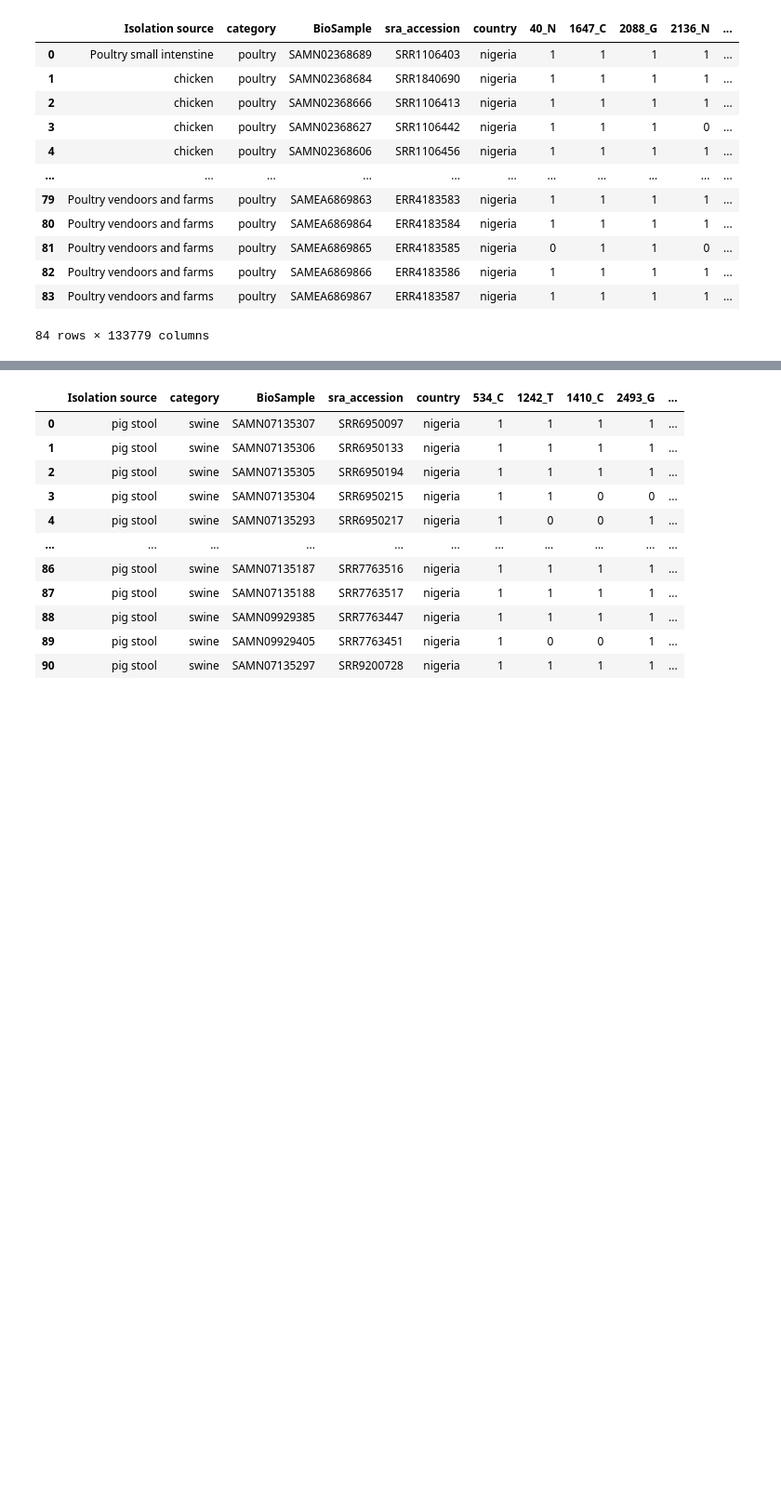
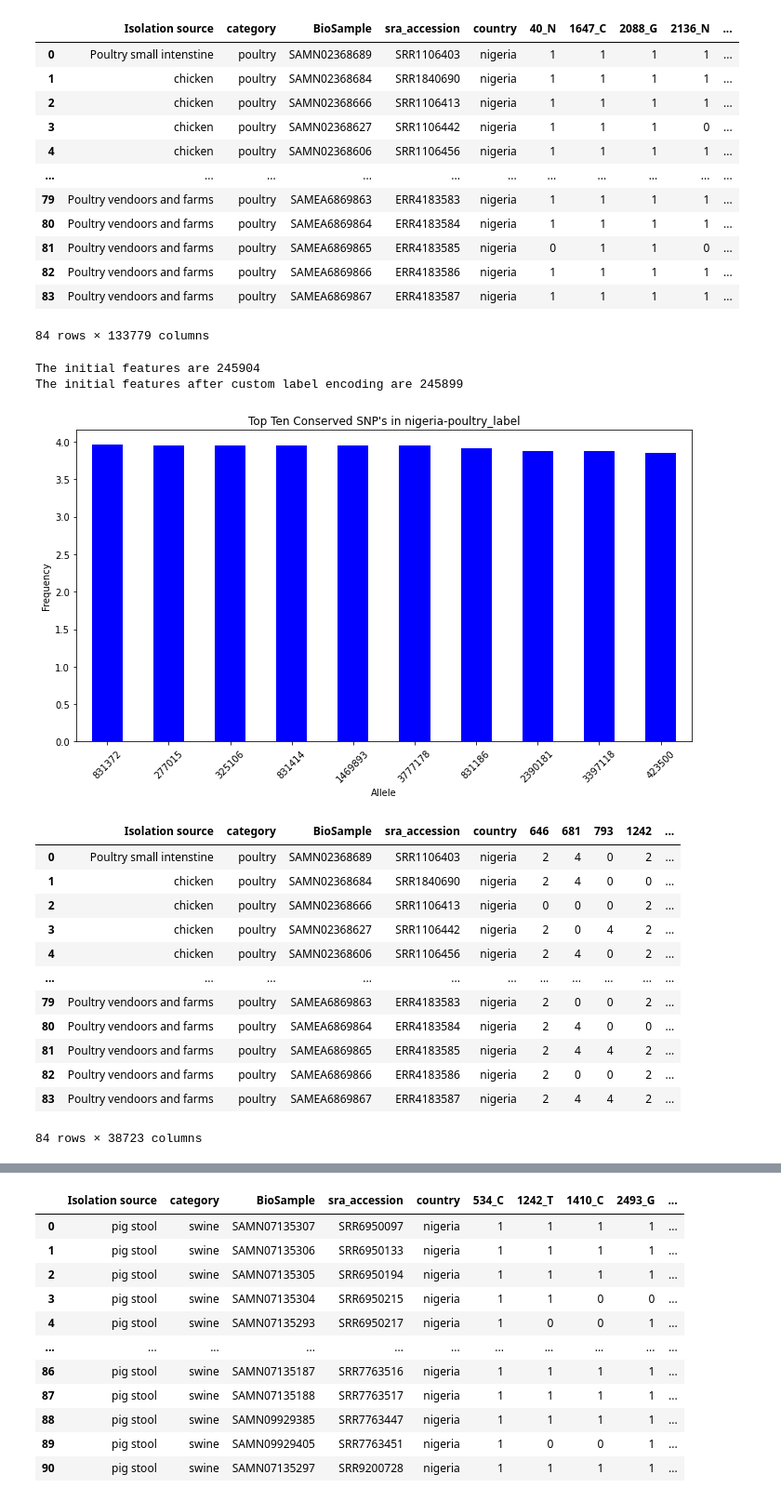
Before and after one commit to omicscodeathon/salmonellaml, a Jupyter notebook: notebooks/dimentionality_reduction_2.ipynb, the cells around one changed output, grey strips where cells are left out. Shown: that part at 93% size. Saved outputs shown, nothing was run; the diff lists cells and outputs as text; code cells hidden in the pictures; blank space fills up the shorter version.

Commit message:
updated dim reduction

```diff
--- a/notebooks/dimentionality_reduction_2.ipynb
+++ b/notebooks/dimentionality_reduction_2.ipynb
@@ -85,0 +142,20 @@ The initial features  after one hot encoding are 499774
+# %%
+df_poultry=label_encoding_dim_reduction(df_po_cat,"nigeria-poultry_label")
+df_poultry
+# %% [output]
+The initial features are 245904
+The initial features after custom label encoding are 245899
+[figure, added]
+|  | Isolation source | category | BioSample | sra_accession | country | 646 | 681 | 793 | 1242 | ... |
+| 0 | Poultry small intenstine | poultry | SAMN02368689 | SRR1106403 | nigeria | 2 | 4 | 0 | 2 | ... |
+| 1 | chicken | poultry | SAMN02368684 | SRR1840690 | nigeria | 2 | 4 | 0 | 0 | ... |
+| 2 | chicken | poultry | SAMN02368666 | SRR1106413 | nigeria | 0 | 0 | 0 | 2 | ... |
+| 3 | chicken | poultry | SAMN02368627 | SRR1106442 | nigeria | 2 | 0 | 4 | 2 | ... |
+| 4 | chicken | poultry | SAMN02368606 | SRR1106456 | nigeria | 2 | 4 | 0 | 2 | ... |
+| ... | ... | ... | ... | ... | ... | ... | ... | ... | ... | ... |
+| 79 | Poultry vendoors and farms | poultry | SAMEA6869863 | ERR4183583 | nigeria | 2 | 0 | 0 | 2 | ... |
+| 80 | Poultry vendoors and farms | poultry | SAMEA6869864 | ERR4183584 | nigeria | 2 | 4 | 0 | 0 | ... |
+| 81 | Poultry vendoors and farms | poultry | SAMEA6869865 | ERR4183585 | nigeria | 2 | 4 | 4 | 2 | ... |
+| 82 | Poultry vendoors and farms | poultry | SAMEA6869866 | ERR4183586 | nigeria | 2 | 0 | 0 | 2 | ... |
+| 83 | Poultry vendoors and farms | poultry | SAMEA6869867 | ERR4183587 | nigeria | 2 | 4 | 4 | 2 | ... |
+84 rows × 38723 columns
```
Also changed, not shown: parts of 60 cells of this notebook.
